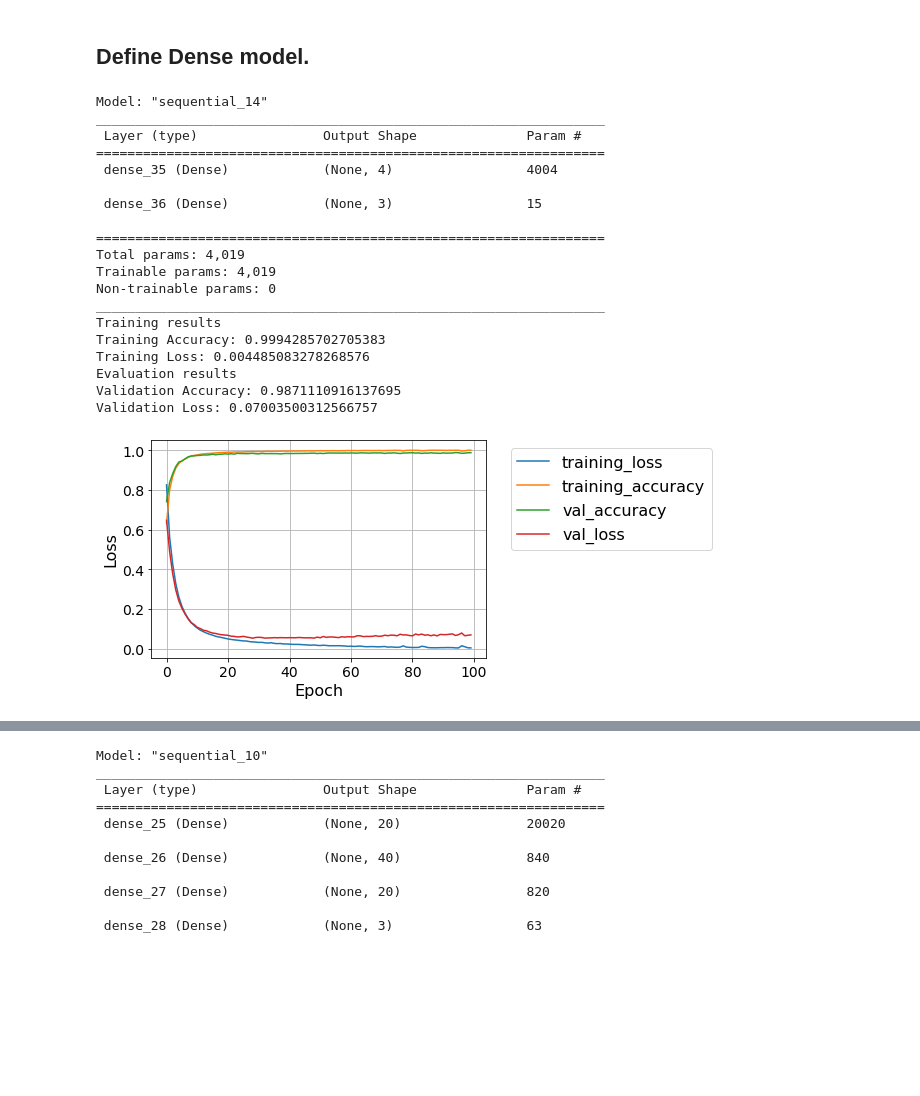
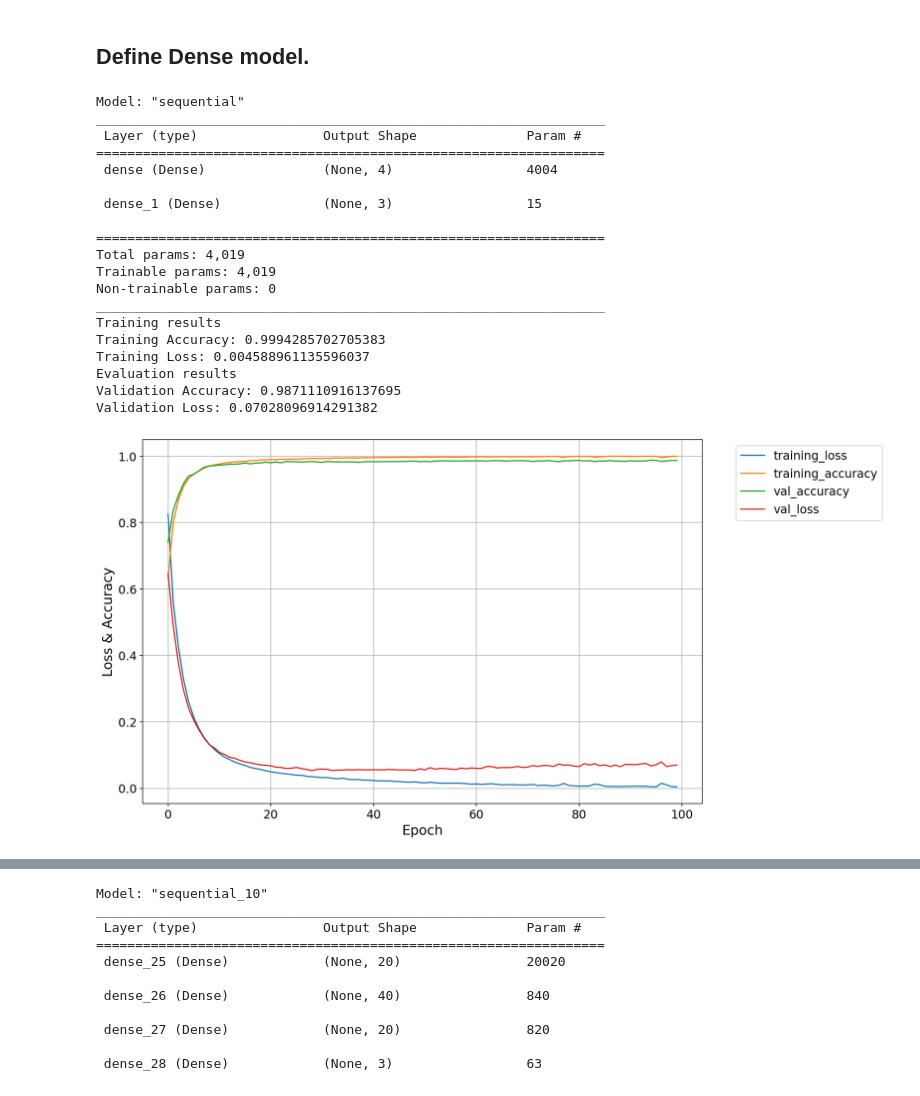
Before and after one commit to veysiadn/acustic-emission-models, a Jupyter notebook: convert_deploy.ipynb, the cells around one changed output, grey strips where cells are left out. Saved outputs shown, nothing was run; the diff lists cells and outputs as text; code cells hidden in the pictures; blank space fills up the shorter version.

```diff
--- a/convert_deploy.ipynb
+++ b/convert_deploy.ipynb
@@ -882,50 +882,50 @@ history=dense_model.fit(train_dataset,validation_data=val_dataset, epochs=100,ve
 # dense_model.evaluate(val_dataset)
 from tkinter import font
 import matplotlib.pyplot as plt
-plt.plot(history.history['loss'])
-plt.plot(history.history['accuracy'])
-plt.plot(history.history['val_accuracy'])
-plt.plot(history.history['val_loss'])
-
-plt.grid(True)
-plt.ylabel('Loss', fontsize=16)
-plt.xlabel('Epoch',fontsize=16)
-plt.legend(['training_loss', 'training_accuracy', 'val_accuracy', 'val_loss'], bbox_to_anchor=(1.05, 1), loc='upper left', fontsize=16)
+fig = plt.figure(figsize=(12, 8),dpi=160)
+ax = fig.add_subplot(111)
+ax.plot(history.history['loss'])
+ax.plot(history.history['accuracy'])
+ax.plot(history.history['val_accuracy'])
+ax.plot(history.history['val_loss'])
+ax.grid(True)
+ax.set_ylabel('Loss & Accuracy', fontsize=16)
+ax.set_xlabel('Epoch',fontsize=16)
+ax.legend(['training_loss', 'training_accuracy', 'val_accuracy', 'val_loss'], bbox_to_anchor=(1.05, 1), loc='upper left', fontsize=14)
 plt.xticks(fontsize=14)
 plt.yticks(fontsize=14)
 # accuracy!
 print("Training results")
 print(f"Training Accuracy: {history.history['accuracy'][-1]}")
 print(f"Training Loss: {history.history['loss'][-1]}")
 
 # evaluating dense_model
 print("Evaluation results")
 print(f"Validation Accuracy: {history.history['val_accuracy'][-1]}")
 print(f"Validation Loss: {history.history['val_loss'][-1]}")
 
-
 plt.show()
 # %% [output]
-Model: "sequential_14"
+Model: "sequential"
 _________________________________________________________________
  Layer (type)                Output Shape              Param #
 =================================================================
- dense_35 (Dense)            (None, 4)                 4004
+ dense (Dense)               (None, 4)                 4004
 
- dense_36 (Dense)            (None, 3)                 15
+ dense_1 (Dense)             (None, 3)                 15
 
 =================================================================
 Total params: 4,019
 Trainable params: 4,019
 Non-trainable params: 0
 _________________________________________________________________
 Training results
 Training Accuracy: 0.9994285702705383
-Training Loss: 0.004485083278268576
+Training Loss: 0.004588961135596037
 Evaluation results
 Validation Accuracy: 0.9871110916137695
-Validation Loss: 0.07003500312566757
+Validation Loss: 0.07028096914291382
-[figure, old version]
+[figure, new version]
 # %%
 dense_model.evaluate(x_test,y_test)
 # %% [output]
```
Also changed, not shown: parts of 5 cells of this notebook.
